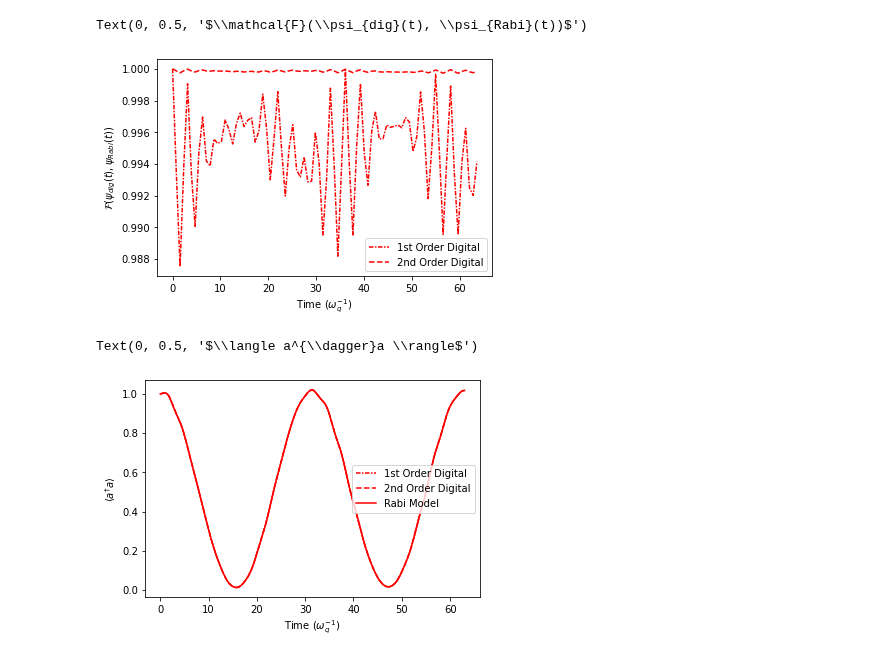
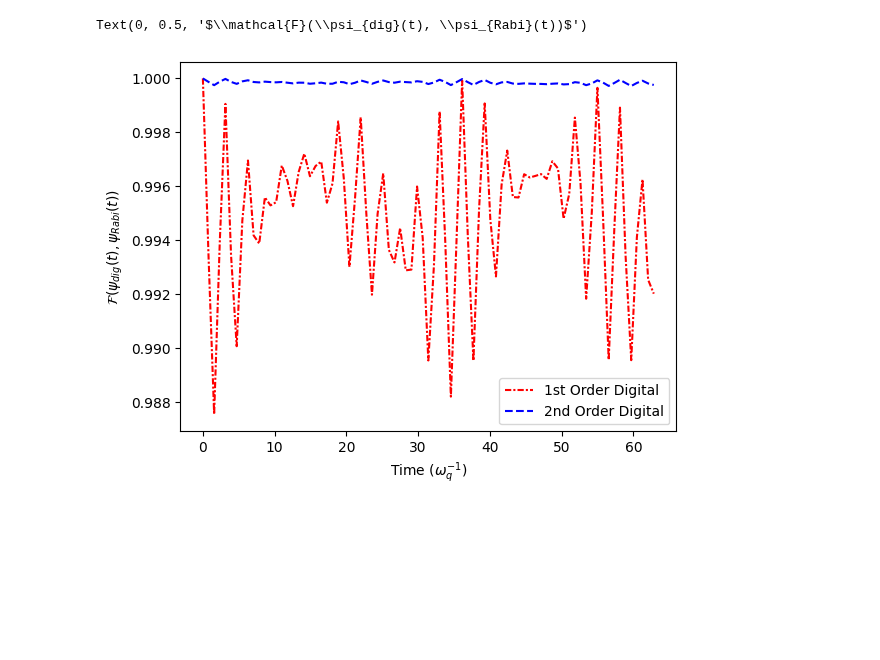
Before and after one commit to CirQuS-UTS/QuanGuru, a Jupyter notebook: docs/source/classes/Tutorials/1_Qubit/21_SimultaneousSimulationRabiJCandDigitalProtocols.ipynb, the cells around one changed output. Saved outputs shown, nothing was run; the diff lists cells and outputs as text; code cells hidden in the pictures; blank space fills up the shorter version.

```diff
--- a/docs/source/classes/Tutorials/1_Qubit/21_SimultaneousSimulationRabiJCandDigitalProtocols.ipynb
+++ b/docs/source/classes/Tutorials/1_Qubit/21_SimultaneousSimulationRabiJCandDigitalProtocols.ipynb
@@ -67,18 +165,18 @@ simulation.initialState = [1, 1]
 cavDimSweep = simulation.Sweep.createSweep(
     system=["Cavity1", "Cavity2"],
     sweepKey='dimension',
-    sweepList=[5, 10] )
+    sweepList=[5, 100])
 
 # coupling strength sweep
-couplingSweep = simulation.Sweep.createSweep(
-    system=[JCCoupling, RabiCoupling],
-    sweepKey="frequency",
-    sweepList = [0.1, 0.5],
-    combinatorial=False)
+# couplingSweep = simulation.Sweep.createSweep(
+#     system=[JCCoupling, RabiCoupling],
+#     sweepKey="frequency",
+#     sweepList = [0.1, 0.5],
+#     combinatorial=False)
 
 # time step sweep
 timeStepSweep = simulation.Sweep.createSweep(
     system=simulation,
     sweepKey = "stepSize",
     combinatorial=True)
-timeStepSweep.sweepList = [0.05*np.pi, 0.25*np.pi]
+timeStepSweep.sweepList = [0.01*np.pi, 0.25*np.pi]
@@ -113,2 +223,3 @@ simulation.run(p=False)
 # %%
-timePoints = [[i*tStep for i in range(int(totalTime/tStep)+2)] for tStep in timeStepSweep.sweepList]
+# generate time points for plotting
+timePoints = [[i*tStep for i in range(int(totalTime/tStep)+1)] for tStep in timeStepSweep.sweepList]
@@ -164,34 +373,20 @@ Text(0, 0.5, '$\\langle a^{\\dagger}a \\rangle$')
 # %%
-cavDimInd = 0
-stepSizeInd = 0
-markEvery = 50
+# first and second order digital Rabi and Rabi model
+# plotting fideelity with Rabi model vs time for cavDim=100 and stepSize=0.25*pi
+
+cavDimInd = 1
+stepSizeInd = 1
+# markEvery = 50
 
 ResFid = simulation.qRes.resultsDict
 
-plt.plot(timePoints[stepSizeInd+1], ResFid['fidDig1'][cavDimInd][stepSizeInd+1], linestyle=(0, (3, 1, 1, 1)), color='r', label='1st Order Digital')
-plt.plot(timePoints[stepSizeInd+1], ResFid['fidDig2'][cavDimInd][stepSizeInd+1], linestyle='--', color='r', label='2nd Order Digital')
+plt.plot(timePoints[stepSizeInd], ResFid['fidDig1'][cavDimInd][stepSizeInd], linestyle=(0, (3, 1, 1, 1)), color='r', label='1st Order Digital')
+plt.plot(timePoints[stepSizeInd], ResFid['fidDig2'][cavDimInd][stepSizeInd], linestyle='--', color='b', label='2nd Order Digital')
 
 plt.legend()
 
 plt.xlabel(r"Time ($\omega_{q}^{-1}$)")
 plt.ylabel(r"$\mathcal{F}(\psi_{dig}(t), \psi_{Rabi}(t))$")
 # %% [output]
 Text(0, 0.5, '$\\mathcal{F}(\\psi_{dig}(t), \\psi_{Rabi}(t))$')
-[figure, old version]
+[figure, new version]
-# %%
-cavDimInd = 0
-stepSizeInd = 0
-
-ResFid = simulation.qRes.resultsDict
-
-plt.plot(timePoints[stepSizeInd], ResFid['nDig1'][cavDimInd][stepSizeInd], linestyle=(0, (3, 1, 1, 1)), color='r', label='1st Order Digital')
-plt.plot(timePoints[stepSizeInd], ResFid['nDig2'][cavDimInd][stepSizeInd], linestyle='--', color='r', label='2nd Order Digital')
-plt.plot(timePoints[stepSizeInd], ResFid['nRabi'][cavDimInd][stepSizeInd], linestyle='-', color='r', label='Rabi Model')
-
-plt.legend()
-
-plt.xlabel(r"Time ($\omega_{q}^{-1}$)")
-plt.ylabel(r"$\langle a^{\dagger}a \rangle$")
-# %% [output]
-Text(0, 0.5, '$\\langle a^{\\dagger}a \\rangle$')
-[figure, removed]
```
Also changed, not shown: parts of 25 cells of this notebook, 5 other files.
